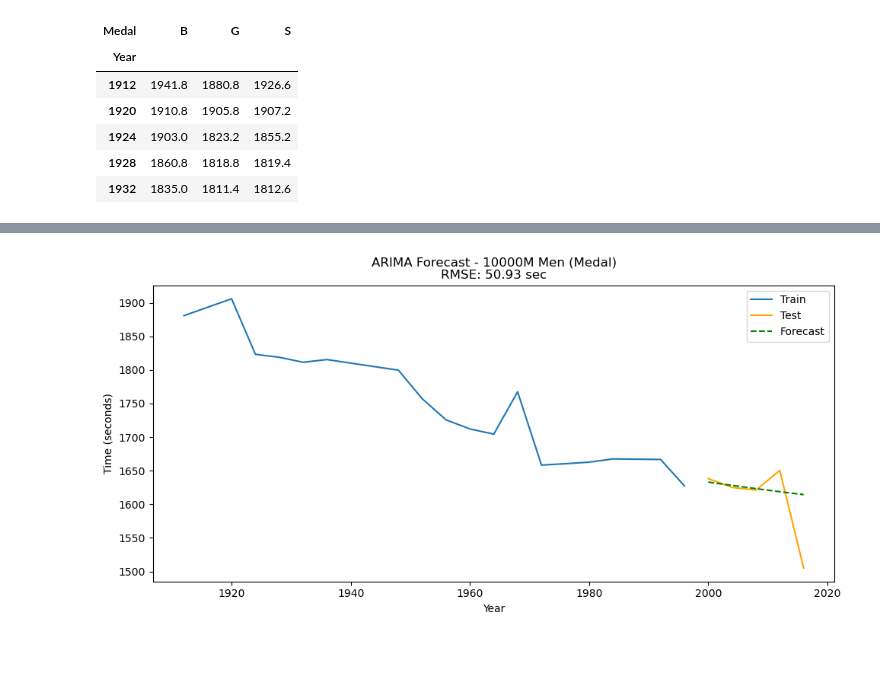
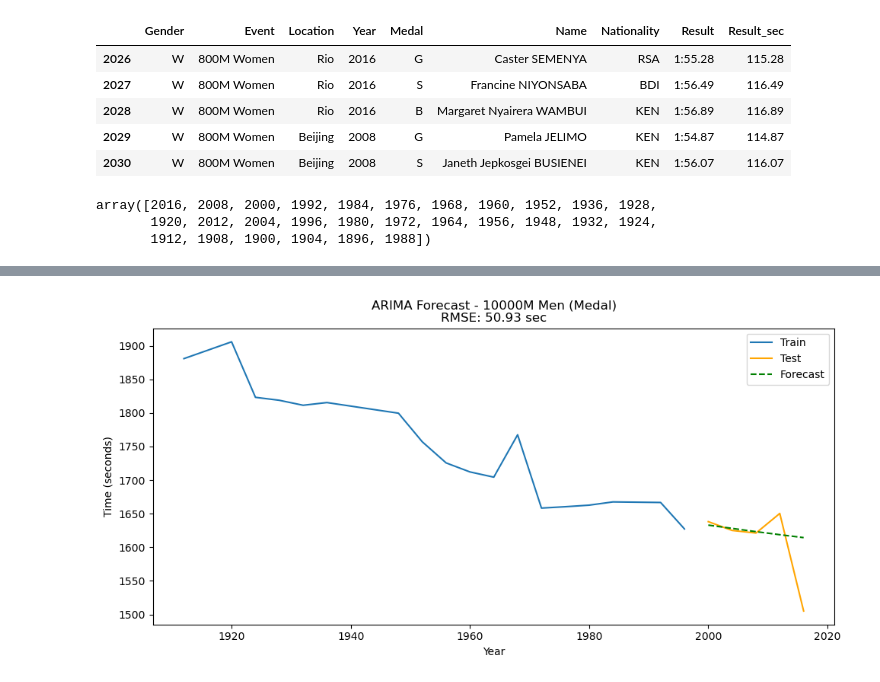
Before and after one commit to avaduggan/ML4420_project, a Jupyter notebook: athletics_time_series.ipynb, the cells around one changed output, grey strips where cells are left out. Drawn from its saved outputs; the diff is of its cells as text; code cells hidden in the pictures; blank space fills up the shorter version.

```diff
--- a/athletics_time_series.ipynb
+++ b/athletics_time_series.ipynb
@@ -5,43 +5,50 @@ import matplotlib.pyplot as plt
 import seaborn as sns
 from statsmodels.graphics.tsaplots import plot_acf, plot_pacf
 
 # starting with mens 10000m gold metal and aiming to expand after forecasting with different events - would aim for a dropdown
 # that allows user to filter by gender, event, and medal
 
 # Load dataset
 df = pd.read_csv('data/results.csv')
 
 # Convert result time to total seconds
 def convert_result_to_seconds(result_str):
     try:
         parts = result_str.split(':')
         if len(parts) == 2:
             minutes = int(parts[0])
             seconds = float(parts[1])
             return minutes * 60 + seconds
         else:
             return np.nan
     except:
         return np.nan
 # creating new column
 df['Result_sec'] = df['Result'].apply(convert_result_to_seconds)
 
 # focus on 10000M men as starting point
-event_name = "10000M Men"
+event_name = "800M Men"
 event_df = df[df['Event'] == event_name]
 
+event_name2 = "800M Women"
+event_df2 = df[df['Event'] == event_name2]
 # Pivot to get a time series of medal results over the years
 pivot_df = event_df.pivot_table(index='Year', columns='Medal', values='Result_sec', aggfunc='mean').sort_index()
-
-pivot_df.head()
+pivot_df2 = event_df2.pivot_table(index='Year', columns='Medal', values='Result_sec', aggfunc='mean').sort_index()
+event_df2.head()
 # %% [output]
-| Medal | B | G | S |
-| Year |  |  |  |
-| 1912 | 1941.8 | 1880.8 | 1926.6 |
-| 1920 | 1910.8 | 1905.8 | 1907.2 |
-| 1924 | 1903.0 | 1823.2 | 1855.2 |
-| 1928 | 1860.8 | 1818.8 | 1819.4 |
-| 1932 | 1835.0 | 1811.4 | 1812.6 |
+|  | Gender | Event | Location | Year | Medal | Name | Nationality | Result | Result_sec |
+| 2026 | W | 800M Women | Rio | 2016 | G | Caster SEMENYA | RSA | 1:55.28 | 115.28 |
+| 2027 | W | 800M Women | Rio | 2016 | S | Francine NIYONSABA | BDI | 1:56.49 | 116.49 |
+| 2028 | W | 800M Women | Rio | 2016 | B | Margaret Nyairera WAMBUI | KEN | 1:56.89 | 116.89 |
+| 2029 | W | 800M Women | Beijing | 2008 | G | Pamela JELIMO | KEN | 1:54.87 | 114.87 |
+| 2030 | W | 800M Women | Beijing | 2008 | S | Janeth Jepkosgei BUSIENEI | KEN | 1:56.07 | 116.07 |
+# %%
+df['Year'].unique()
+# %% [output]
+array([2016, 2008, 2000, 1992, 1984, 1976, 1968, 1960, 1952, 1936, 1928,
+       1920, 2012, 2004, 1996, 1980, 1972, 1964, 1956, 1948, 1932, 1924,
+       1912, 1908, 1900, 1904, 1896, 1988])
 # %%
 # line plot for medal trends over time
 plt.figure(figsize=(12, 6))
```
Also changed, not shown: parts of 5 cells of this notebook, 3 other files.
